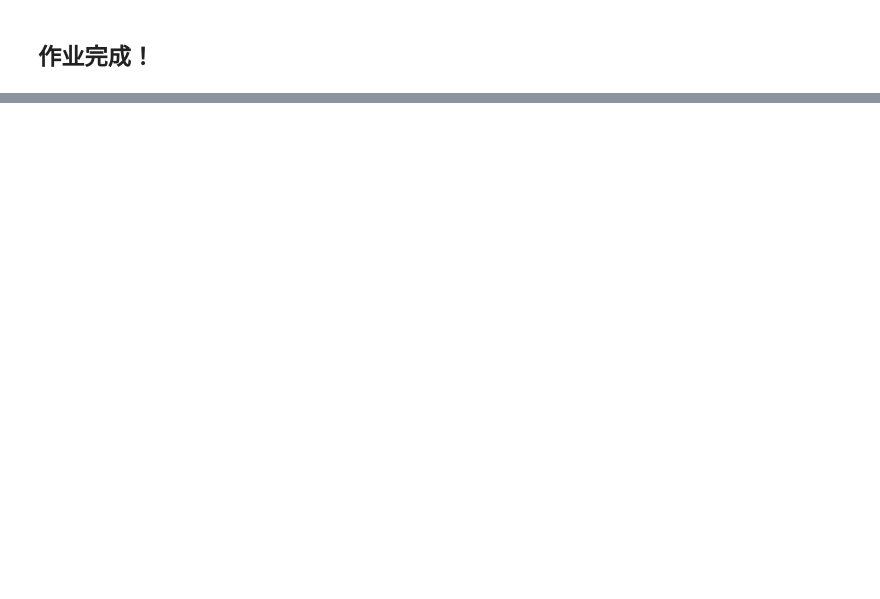
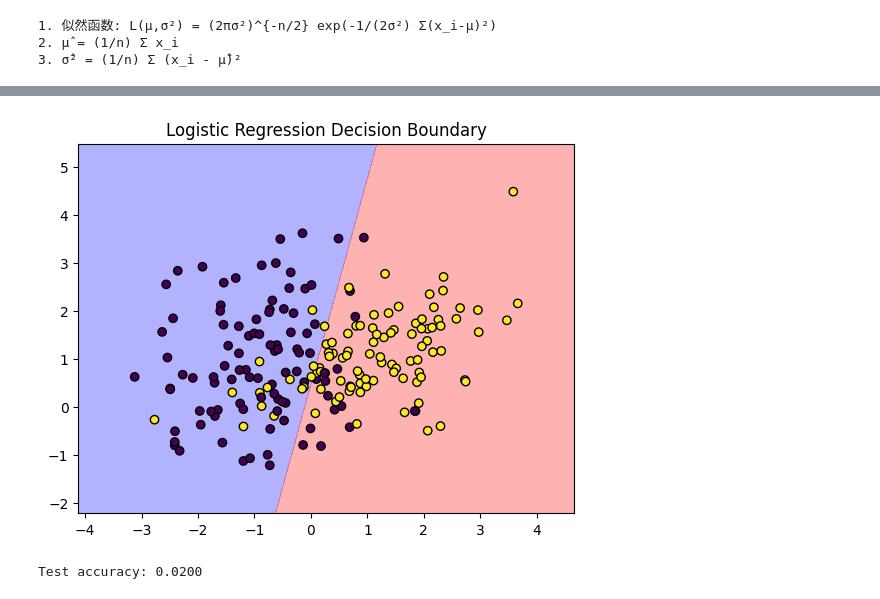
Before and after one commit to Elysia207/DeepLearning, a Jupyter notebook: HW01-20234080432-周礼睿.ipynb, the cells around one changed output, grey strips where cells are left out. Drawn from its saved outputs; the diff is of its cells as text; code cells hidden in the pictures; blank space fills up the shorter version.

```diff
--- a/HW01-20234080432-周礼睿.ipynb
+++ b/HW01-20234080432-周礼睿.ipynb
@@ -404,2 +181,57 @@ print(f"\n测试集分类准确率: {test_accuracy:.4f}")
-# %% [markdown]
-## 作业完成！
+# %%
+# 6.1 最大似然估计（打印结论）
+print("1. 似然函数: L(μ,σ²) = (2πσ²)^{-n/2} exp(-1/(2σ²) Σ(x_i-μ)²)")
+print("2. μ̂ = (1/n) Σ x_i")
+print("3. σ̂² = (1/n) Σ (x_i - μ̂)²")
+# %% [output]
+1. 似然函数: L(μ,σ²) = (2πσ²)^{-n/2} exp(-1/(2σ²) Σ(x_i-μ)²)
+2. μ̂ = (1/n) Σ x_i
+3. σ̂² = (1/n) Σ (x_i - μ̂)²
+# %%
+# 6.2 逻辑回归二分类
+X, y = make_classification(n_samples=200, n_features=2, n_redundant=0,
+                           n_clusters_per_class=1, random_state=42)
+y = y.reshape(-1, 1)
+
+X_bias = np.hstack([np.ones((X.shape[0], 1)), X])
+theta = np.random.randn(3, 1) * 0.01
+
+def sigmoid(z):
+    return 1 / (1 + np.exp(-z))
+
+def binary_cross_entropy(y_pred, y_true):
+    return -np.mean(y_true * np.log(y_pred + 1e-8) + (1-y_true) * np.log(1-y_pred + 1e-8))
+
+lr = 0.1
+iterations = 1000
+for i in range(iterations):
+    z = X_bias @ theta
+    y_pred = sigmoid(z)
+    loss = binary_cross_entropy(y_pred, y)
+    grad = X_bias.T @ (y_pred - y) / len(y)
+    theta -= lr * grad
+    if i % 200 == 0:
+        print(f"Iter {i:3d}, loss = {loss:.4f}")
+
+# 绘制决策边界
+x_min, x_max = X[:,0].min()-1, X[:,0].max()+1
+y_min, y_max = X[:,1].min()-1, X[:,1].max()+1
+xx, yy = np.meshgrid(np.linspace(x_min, x_max, 200),
+                     np.linspace(y_min, y_max, 200))
+grid = np.c_[xx.ravel(), yy.ravel()]
+grid_bias = np.hstack([np.ones((grid.shape[0],1)), grid])
+probs = sigmoid(grid_bias @ theta).reshape(xx.shape)
+plt.contourf(xx, yy, probs, levels=[0,0.5,1], alpha=0.3, colors=['blue','red'])
+plt.scatter(X[:,0], X[:,1], c=y.ravel(), edgecolors='k')
+plt.title("Logistic Regression Decision Boundary")
+plt.show()
+
+# 测试集
+X_test, y_test = make_classification(n_samples=100, n_features=2, n_redundant=0,
+                                      n_clusters_per_class=1, random_state=100)
+y_test = y_test.reshape(-1,1)
+X_test_bias = np.hstack([np.ones((X_test.shape[0],1)), X_test])
+y_pred_test = (sigmoid(X_test_bias @ theta) >= 0.5).astype(int)
+acc = np.mean(y_pred_test == y_test)
+print(f"Test accuracy: {acc:.4f}")
+# %% [output]
@@ -405,0 +243,2 @@ print(f"\n测试集分类准确率: {test_accuracy:.4f}")
+[figure, added]
+Test accuracy: 0.0200
```
Also changed, not shown: parts of 31 cells of this notebook.
